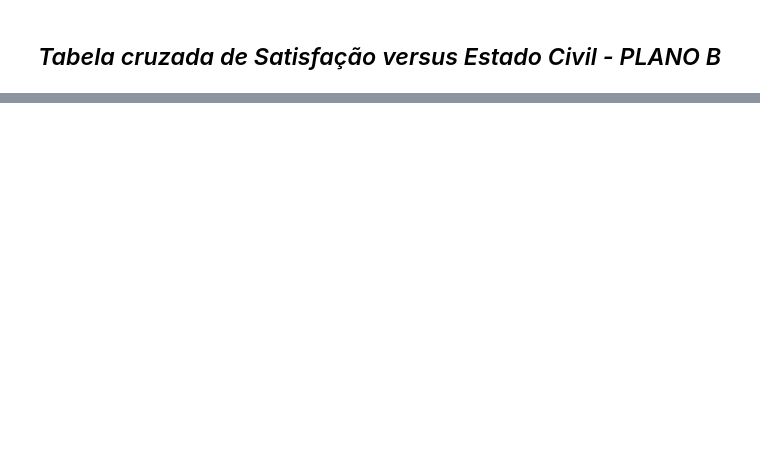
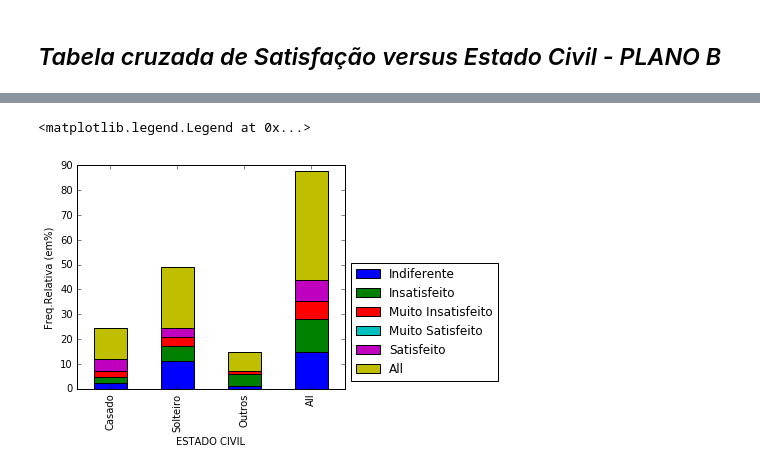
Before and after one commit to brunodratcu/CD1S17, a Jupyter notebook: Aula2/Aula02 Análise Exploratoria Variáveis Qualitativas.ipynb, the cells around one changed output, grey strips where cells are left out. Cells and saved outputs as stored; diff of their text form; code cells hidden in the pictures; blank space fills up the shorter version.

```diff
--- a/Aula2/Aula02 Análise Exploratoria Variáveis Qualitativas.ipynb
+++ b/Aula2/Aula02 Análise Exploratoria Variáveis Qualitativas.ipynb
@@ -352,0 +421,4 @@ ct
+# %%
+print('Tabela Cruzada por Satisfação e Estado Civil do Plano B (em %):')
+pb1=(pb/n*100).round(decimals=1)
+pb1
@@ -352,0 +433,11 @@ ct
+# %%
+plot = pb1.plot(kind='bar',stacked=True)
+plt.ylabel('Freq.Relativa (em%)')
+
+ax = plt.subplot(111)
+box = ax.get_position()
+ax.set_position([box.x0, box.y0, box.width * 0.8, box.height])
+ax.legend(loc='center left', bbox_to_anchor=(1, 0.3))
+# %% [output]
+<matplotlib.legend.Legend at 0x...>
+[figure, added]
```
Also changed, not shown: parts of 9 cells of this notebook.
